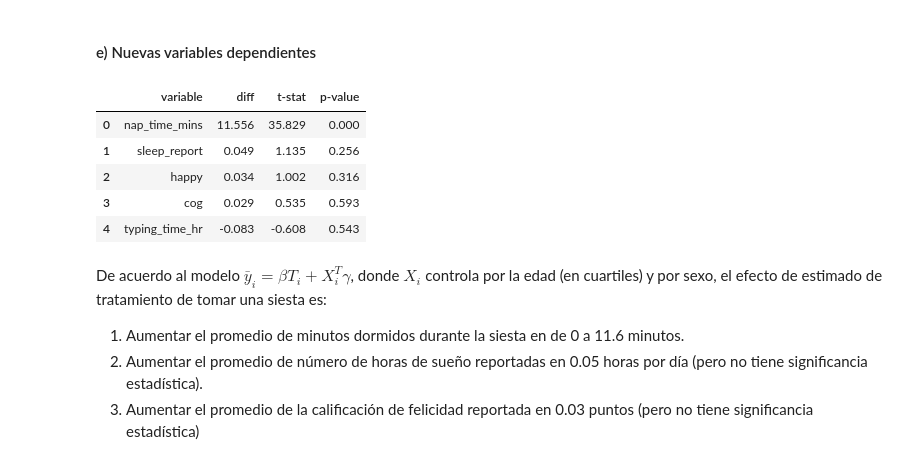
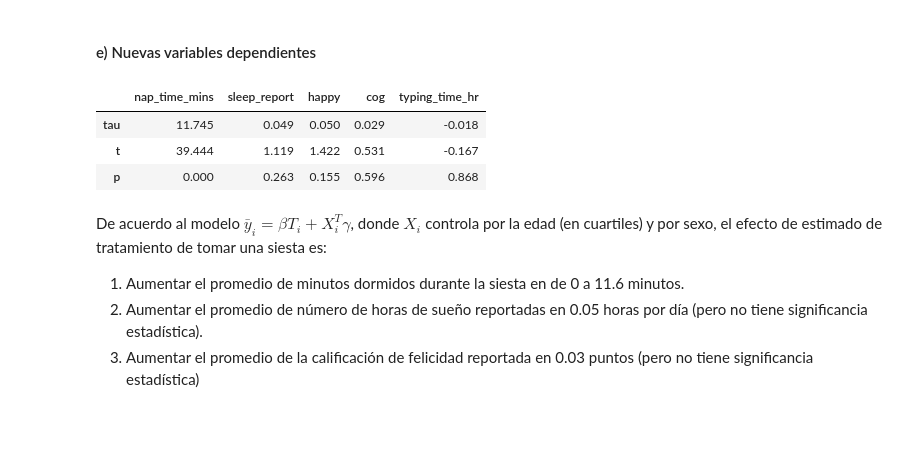
Before and after one commit to ArturoSbr/EmtrAp-hw01, a Jupyter notebook: cod/main.ipynb, the cells around one changed output. Saved outputs shown, nothing was run; the diff lists cells and outputs as text; code cells hidden in the pictures; blank space fills up the shorter version.

```diff
--- a/cod/main.ipynb
+++ b/cod/main.ipynb
@@ -110,14 +93,10 @@ t_ney
 # %% [markdown]
 #### b) Estimadores OLS sin controles
 # %%
-# Correr regresiones
-d = []
-for y in Y:
-    m = OLS(endog=d2[y], exog=d2.assign(const = 1)[['const','T_nap']], missing='drop')
-    m = m.fit(cov_type='HC2')
-    d.append([y, m.params['T_nap'], m.tvalues['T_nap'], m.pvalues['T_nap']])
+m = OLS(endog=d2['productivity'], exog=d2.assign(const = 1)[['const','T_nap']], missing='drop')
+m = m.fit(cov_type='HC0')
 
-# Regresiones a tabla
-t_ols = pd.DataFrame(data=d, columns=['depvar','tau','t','p'])
-t_ols
+# Agregar a `d`
+d.append([m.params['T_nap'], m.tvalues['T_nap'], m.pvalues['T_nap']])
+print(f'ATE sobre productividad: {d[1][0]}')
 # %% [output]
@@ -140,14 +114,11 @@ d2 = pd.get_dummies(data=d2, prefix='age_', prefix_sep='', columns=['age_q'], )
 # Tratamiento y controles
 X = ['T_nap','const','age_q2','age_q3','age_q4','female_']
 
-# Correr regresiones
-d = []
-for y in Y:
-    m = OLS(endog=d2[y], exog=d2.assign(const = 1)[X], missing='drop')
-    m = m.fit(cov_type='HC2')
-    d.append([y, m.params['T_nap'], m.tvalues['T_nap'], m.pvalues['T_nap']])
+# Correr regresión
+m = OLS(endog=d2['productivity'], exog=d2.assign(const = 1)[X], missing='drop')
+m = m.fit(cov_type='HC0')
 
-# Regresiones a tabla
-t_ctr = pd.DataFrame(data=d, columns=['depvar','tau','t','p'])
-t_ctr
+# Agregar a `d`
+d.append([m.params['T_nap'], m.tvalues['T_nap'], m.pvalues['T_nap']])
+print(f'ATE sobre productividad: {d[2][0]}')
 # %% [output]
@@ -189,26 +137,30 @@ t
 # %% [markdown]
 #### e) Nuevas variables dependientes
 # %%
+# Crear índice de habilidades cognitivas
+d2['cog'] = d2[['corsi_measure','hf_measure','pvt_measure']] \
+    .apply(lambda x: (x - x.mean()) / x.std()).mean(axis=1)
+
 # Nuevas variables dependientes
 Y = ['nap_time_mins','sleep_report','happy','cog','typing_time_hr']
 
 # Correr regresiones
 d = []
 for y in Y:
     m = OLS(endog=d2[y], exog=d2.assign(const = 1)[X], missing='drop')
-    m = m.fit(cov_type='HC2')
-    d.append([y, m.params['T_nap'], m.tvalues['T_nap'], m.pvalues['T_nap']])
+    m = m.fit(cov_type='HC0')
+    d.append([m.params['T_nap'], m.tvalues['T_nap'], m.pvalues['T_nap']])
 
 # Resultados a tabla
-t = pd.DataFrame(data=d, columns=['variable','diff','t-stat','p-value'])
-t.round(3)
+t = pd.DataFrame(data=d, columns=['tau','t','p'], index=Y)
+
+# Visualizar
+t.transpose().round(3)
 # %% [output]
-|  | variable | diff | t-stat | p-value |
-| 0 | nap_time_mins | 11.556 | 35.829 | 0.000 |
-| 1 | sleep_report | 0.049 | 1.135 | 0.256 |
-| 2 | happy | 0.034 | 1.002 | 0.316 |
-| 3 | cog | 0.029 | 0.535 | 0.593 |
-| 4 | typing_time_hr | -0.083 | -0.608 | 0.543 |
+|  | nap_time_mins | sleep_report | happy | cog | typing_time_hr |
+| tau | 11.745 | 0.049 | 0.050 | 0.029 | -0.018 |
+| t | 39.444 | 1.119 | 1.422 | 0.531 | -0.167 |
+| p | 0.000 | 0.263 | 0.155 | 0.596 | 0.868 |
 # %% [markdown]
 De acuerdo al modelo $\bar{y}_i = \beta T_i + X_i^T\gamma$, donde $X_i$ controla por la edad (en cuartiles) y por sexo, el efecto de estimado de tratamiento de tomar una siesta es:
 1. Aumentar el promedio de minutos dormidos durante la siesta en de 0 a 11.6 minutos.
```
Also changed, not shown: parts of 33 cells of this notebook.
